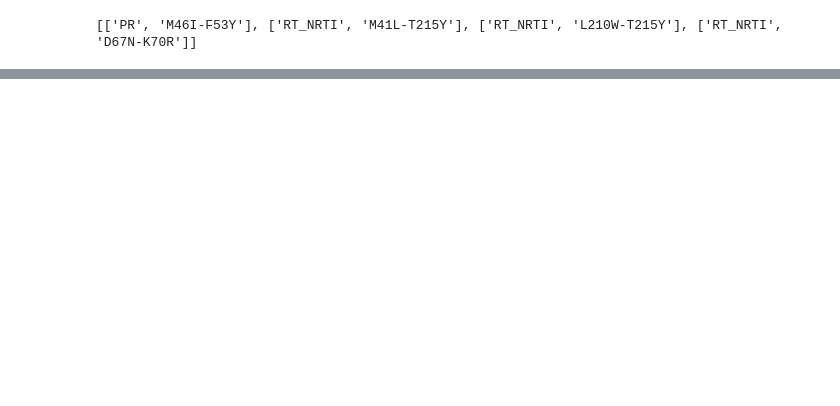
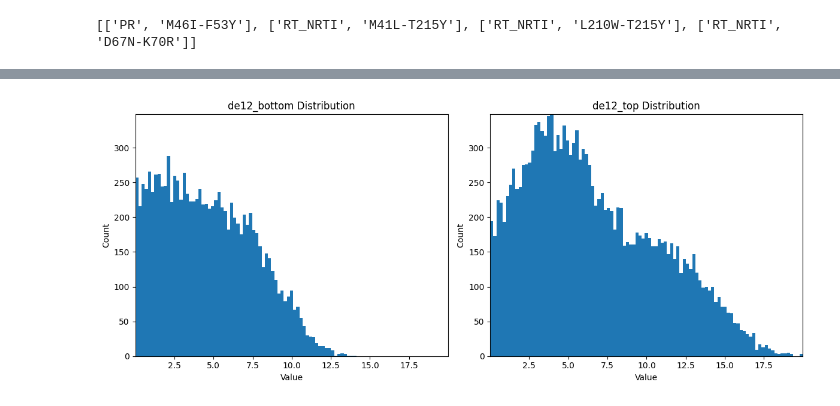
Before and after one commit to Daniel-Xkan/potts_model_test, a Jupyter notebook: ms1/observed_vs_expected/dE_spread_subcatogories.ipynb, the cells around one changed output, grey strips where cells are left out. Saved outputs shown, nothing was run; the diff lists cells and outputs as text; code cells hidden in the pictures; blank space fills up the shorter version.

Commit message:
de distribution across rt sequences in the file calculate des ddes

```diff
--- a/ms1/observed_vs_expected/dE_spread_subcatogories.ipynb
+++ b/ms1/observed_vs_expected/dE_spread_subcatogories.ipynb
@@ -114,7 +114,9 @@ for protein, path in files.items():
     df_filtered = df[
         (df['epistasis_subset'].str.strip() == 'Gain_of_function') &
         (df['observed_f_subcategory'] < 0.1) &
-        (df['average_p_subcategory'] < 0.1)
+        (df['observed_f_subcategory'] > 0) &
+        (df['average_p_subcategory'] < 0.1) &
+        (df['average_p_subcategory'] > 0)
     ]
 
     # Store [protein, mutation_pair]
@@ -196,9 +198,15 @@ for protein, mutation_pair in results:
     pair1_reduced = functions.unreduced_to_reduced(redux_dict, pair1)
     pair2_reduced = functions.unreduced_to_reduced(redux_dict, pair2)
     print(f"Processing {protein} with mutation pair: {pair1}, {pair2}")
+    count_gof = 0
+    sum_de12 = 0
     for seq in all_seq:
         de1,de2,de12,dde = functions.calculate_dde_v2(pair1_reduced,pair2_reduced,seq,J_dict,min_pos,max_pos)
         if de12 >de1 and de12>de2 and de12>0:
             de12_bottom.append(de12)
+            sum_de12 += de12
+            count_gof += 1
+    average_de12 = sum_de12 / count_gof if count_gof > 0 else 0
+    print(f"Average de12 for {protein} with mutation pair {pair1}, {pair2}: {average_de12}")
 print(de12_bottom)
 # %% [output]
@@ -253,9 +251,17 @@ for protein, mutation_pair in results_top:
     pair1_reduced = functions.unreduced_to_reduced(redux_dict, pair1)
     pair2_reduced = functions.unreduced_to_reduced(redux_dict, pair2)
     print(f"Processing {protein} with mutation pair: {pair1}, {pair2}")
+    count_gof = 0
+    sum_de12 = 0
     for seq in all_seq:
         de1,de2,de12,dde = functions.calculate_dde_v2(pair1_reduced,pair2_reduced,seq,J_dict,min_pos,max_pos)
         if de12 >de1 and de12>de2 and de12>0:
             de12_top.append(de12)
+            sum_de12 += de12
+            count_gof += 1
+
+    average_de12 = sum_de12 / count_gof if count_gof > 0 else 0
+    print(f"Average de12 for {protein} with mutation pair {pair1}, {pair2}: {average_de12}")
+
 print(de12_top)
 # %% [output]
@@ -280,0 +277,42 @@ Processing RT_NNRTI with mutation pair: K101P, D192N
+# %%
+import matplotlib.pyplot as plt
+import numpy as np
+
+# Convert to float arrays
+de12_bottom = np.array(de12_bottom, dtype=float)
+de12_top = np.array(de12_top, dtype=float)
+
+# Shared axis ranges
+xmin = min(de12_bottom.min(), de12_top.min())
+xmax = max(de12_bottom.max(), de12_top.max())
+
+# Use identical bins
+bins = np.linspace(xmin, xmax, 100)
+
+# Compute max histogram height for shared y-axis
+hist_bottom, _ = np.histogram(de12_bottom, bins=bins)
+hist_top, _ = np.histogram(de12_top, bins=bins)
+ymax = max(hist_bottom.max(), hist_top.max())
+
+fig, axes = plt.subplots(1, 2, figsize=(12, 5))
+
+# Bottom
+axes[0].hist(de12_bottom, bins=bins)
+axes[0].set_xlim(xmin, xmax)
+axes[0].set_ylim(0, ymax)
+axes[0].set_title("de12_bottom Distribution")
+axes[0].set_xlabel("Value")
+axes[0].set_ylabel("Count")
+
+# Top
+axes[1].hist(de12_top, bins=bins)
+axes[1].set_xlim(xmin, xmax)
+axes[1].set_ylim(0, ymax)
+axes[1].set_title("de12_top Distribution")
+axes[1].set_xlabel("Value")
+axes[1].set_ylabel("Count")
+
+plt.tight_layout()
+plt.show()
+# %% [output]
+[figure, added]
```
Also changed, not shown: parts of 4 cells of this notebook, 5 other files.
